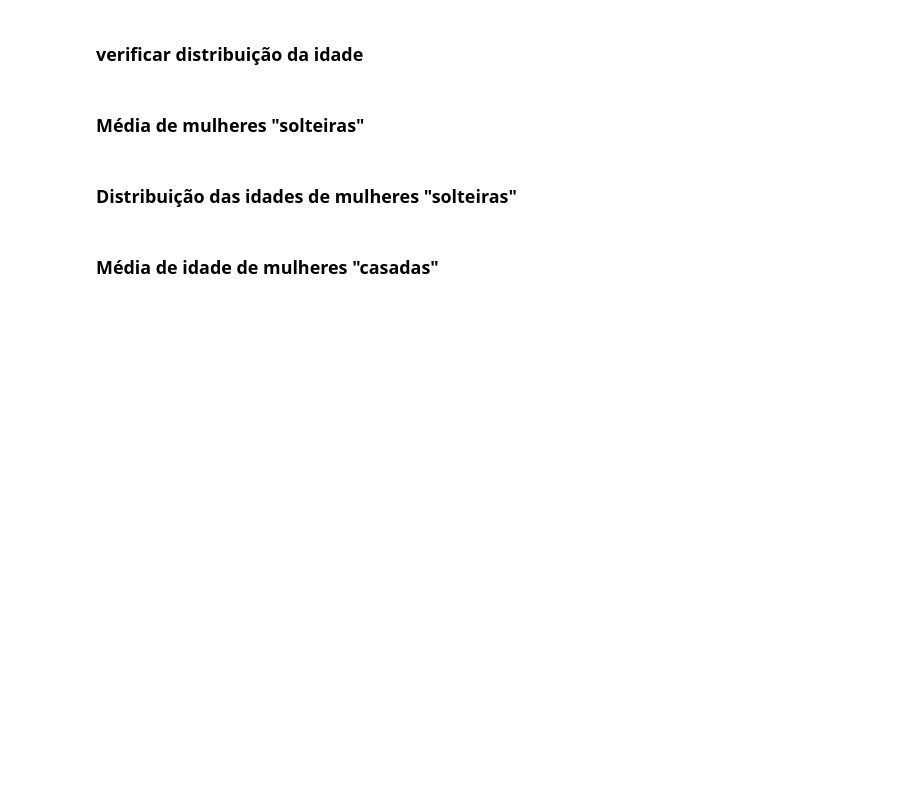
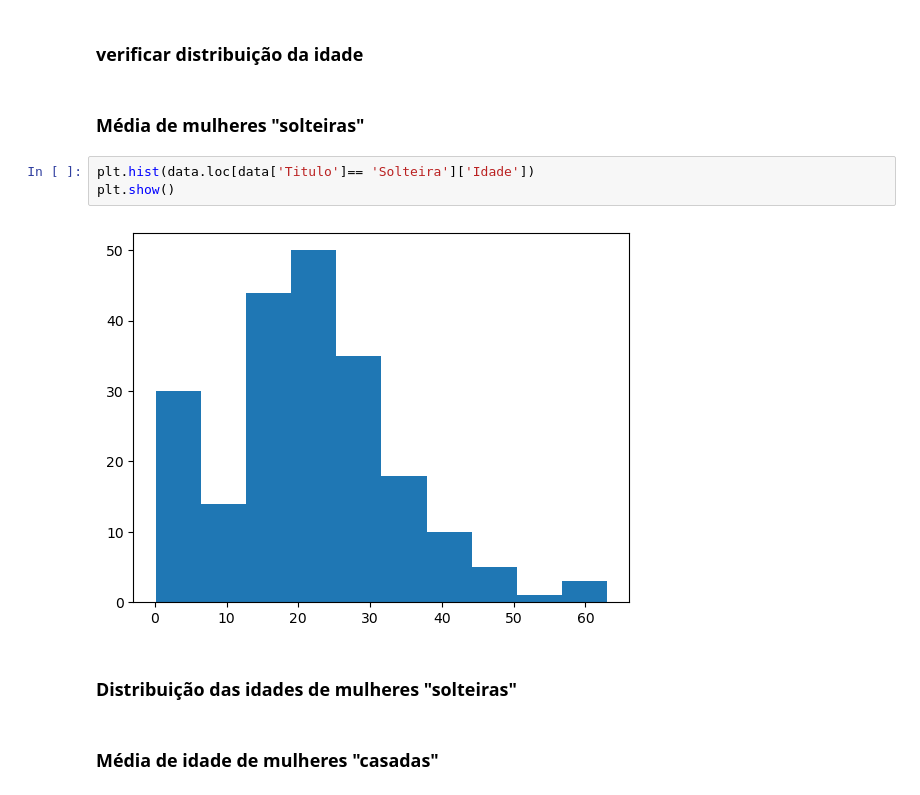
Before and after one commit to CaioPedersoliDiniz10/python, a Jupyter notebook: 09 - Projeto - Regressao Linear - Predicao da Idade/Regressão Linear - Predicao da Idade dos Passageiros do Titanic - Vazio.ipynb, the cells around one changed output. Saved outputs shown, nothing was run; the diff lists cells and outputs as text; blank space fills up the shorter version.

```diff
--- a/09 - Projeto - Regressao Linear - Predicao da Idade/Regressão Linear - Predicao da Idade dos Passageiros do Titanic - Vazio.ipynb
+++ b/09 - Projeto - Regressao Linear - Predicao da Idade/Regressão Linear - Predicao da Idade dos Passageiros do Titanic - Vazio.ipynb
@@ -303,6 +313,11 @@ Através da combinação: "solteira" e está com "pais"
 ### verificar distribuição da idade
 # %% [markdown]
 ### Média de mulheres "solteiras"
+# %%
+plt.hist(data.loc[data['Titulo']== 'Solteira']['Idade'])
+plt.show()
+# %% [output]
+[figure, added]
 # %% [markdown]
 ### Distribuição das idades de mulheres "solteiras"
 # %% [markdown]
```
Also changed, not shown: parts of 17 cells of this notebook.
